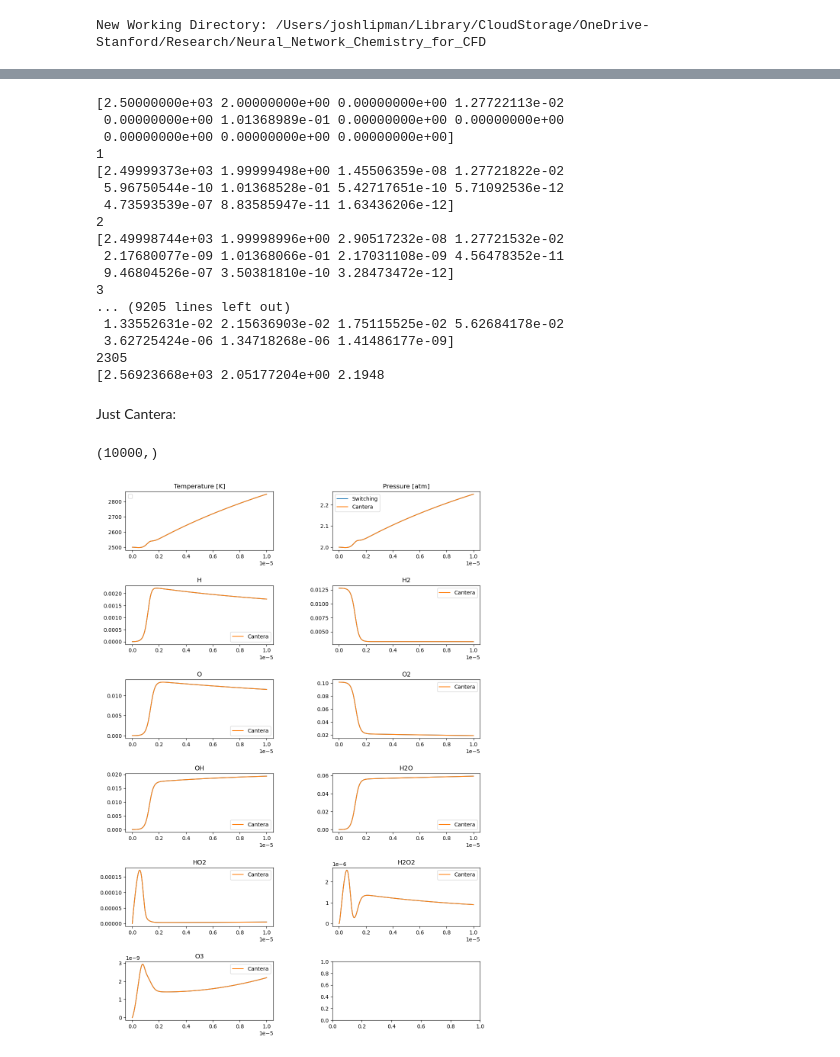
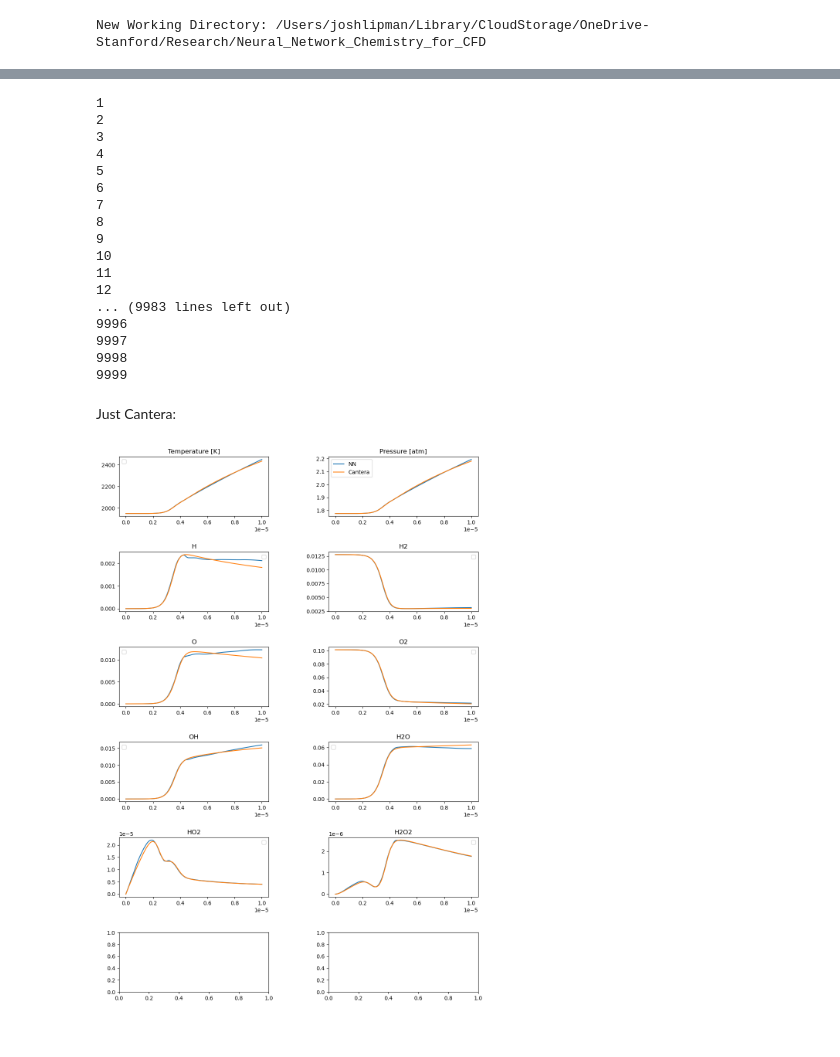
Before and after one commit to drryjoh/stanford_collaboration, a Jupyter notebook: Wang/nn_chemistry/NN_cantera_switching/NN_Cantera_Switching.ipynb, the cells around one changed output, grey strips where cells are left out. Cells and saved outputs as stored; diff of their text form; code cells hidden in the pictures.

```diff
--- a/Wang/nn_chemistry/NN_cantera_switching/NN_Cantera_Switching.ipynb
+++ b/Wang/nn_chemistry/NN_cantera_switching/NN_Cantera_Switching.ipynb
@@ -81,20 +75,16 @@ def predict_combustion(input):
     return output_real
 # %%
 import cantera as ct
-input = np.array([2500, 2, 0, 0.0127722113, 0, 0.1013689888, 0, 0, 0, 0, 0])
+input = np.array([1950, 180000/101325, 0, 0.0127722113, 0, 0.1013689888, 0, 0, 0, 0, 0])
 
 total_time_steps = 10000
 #Change path to mechanism here as needed
 
-n_steps_cantera = 1 #Number fo time steps cantera will run concecutively
-
-
 history_of_states = np.zeros((total_time_steps, 11))
 history_of_states[0] = input
-print(input)
 for i in range(1, total_time_steps):
     print(i)
-    if i % 10 != 0:   #USE NN switch value here to change frequency of cantera usage. i % 10 uses cantera once every 10 timesteps
+    if i % 5 == 0:   #USE NN switch value here to change frequency of cantera usage. i % 10 uses cantera once every 10 timesteps
         next_state = predict_combustion(input)
 
         # Start with Ar mass fraction
@@ -104,8 +94,6 @@ for i in range(1, total_time_steps):
         for j in range(2, 11):
             next_state[j] = max(0.0, next_state[j])
             run_sum += next_state[j]
-
-        print(f"runsum with everything: {run_sum}")
 
         # Normalize elements from index 2 to 10 so total sum = 1
         for j in range(2, 11):
@@ -144,25 +132,24 @@ for i in range(1, total_time_steps):
            # x[i, 12] = gas.mass_fraction_dict().get('AR', 0.0)
         input = np.array([x[0], x[1], x[2], x[3], x[4], x[5], x[6], x[7], x[8], x[9], x[10]])
         history_of_states[i] = input
-        print(input)
 # %% [output]
-[2.50000000e+03 2.00000000e+00 0.00000000e+00 1.27722113e-02
- 0.00000000e+00 1.01368989e-01 0.00000000e+00 0.00000000e+00
- 0.00000000e+00 0.00000000e+00 0.00000000e+00]
 1
-[2.49999373e+03 1.99999498e+00 1.45506359e-08 1.27721822e-02
- 5.96750544e-10 1.01368528e-01 5.42717651e-10 5.71092536e-12
- 4.73593539e-07 8.83585947e-11 1.63436206e-12]
 2
-[2.49998744e+03 1.99998996e+00 2.90517232e-08 1.27721532e-02
- 2.17680077e-09 1.01368066e-01 2.17031108e-09 4.56478352e-11
- 9.46804526e-07 3.50381810e-10 3.28473472e-12]
 3
-... (9205 lines left out)
- 1.33552631e-02 2.15636903e-02 1.75115525e-02 5.62684178e-02
- 3.62725424e-06 1.34718268e-06 1.41486177e-09]
-2305
-[2.56923668e+03 2.05177204e+00 2.1948
+4
+5
+6
+7
+8
+9
+10
+11
+12
+... (9983 lines left out)
+9996
+9997
+9998
+9999
 # %% [markdown]
 Just Cantera:
 # %%
@@ -170,7 +157,7 @@ Just Cantera:
 gas = ct.Solution("H2_FFCM1_O3_Ar.yaml")
 
 
-gas.TPX = 2500, 2*101325, "H2:2, O2:1, AR:7"
+gas.TPX = 1950, 180000, "H2:2, O2:1, AR:7"
 reactor = ct.IdealGasReactor(gas)
 network = ct.ReactorNet([reactor])
 
@@ -197,8 +184,8 @@ for t in time:
     x[i, 8] = gas.mass_fraction_dict().get('H2O', 0.0)
     x[i, 9] = gas.mass_fraction_dict().get('HO2', 0.0)
     x[i, 10] = gas.mass_fraction_dict().get('H2O2', 0.0)
-    x[i, 11] = gas.mass_fraction_dict().get('O3', 0.0)
-    x[i, 12] = gas.mass_fraction_dict().get('AR', 0.0)
+    #x[i, 11] = gas.mass_fraction_dict().get('O3', 0.0)
+    #x[i, 12] = gas.mass_fraction_dict().get('AR', 0.0)
     i = i+1
 # %%
 import matplotlib.pyplot as plt
@@ -210,65 +197,58 @@ axes = axes.flatten()
 
 time = np.linspace(0, total_time_steps*1e-9, total_time_steps)
 axes[0].plot(time, history_of_states[:,0])
-print(time.shape)
 axes[0].plot(time, x[:,1])
 axes[0].set_title('Temperature [K]')
 axes[0].legend()
 
-axes[1].plot(time, history_of_states[:,1], label = "Switching")
+axes[1].plot(time, history_of_states[:,1], label = "NN")
 axes[1].plot(time, x[:,2], label = "Cantera")
 axes[1].set_title('Pressure [atm]')
 axes[1].legend()
 
 axes[2].plot(time, history_of_states[:,2])
-axes[2].plot(time, x[:,3], label = "Cantera")
+axes[2].plot(time, x[:,3])
 axes[2].set_title('H')
 axes[2].legend()
 
 axes[3].plot(time, history_of_states[:,3])
-axes[3].plot(time, x[:,4], label = "Cantera")
+axes[3].plot(time, x[:,4])
 axes[3].set_title('H2')
 axes[3].legend()
 
 
 axes[4].plot(time, history_of_states[:,4])
-axes[4].plot(time, x[:,5], label = "Cantera")
+axes[4].plot(time, x[:,5])
 axes[4].set_title('O')
 axes[4].legend()
 
 axes[5].plot(time, history_of_states[:,5])
-axes[5].plot(time, x[:,6], label = "Cantera")
+axes[5].plot(time, x[:,6])
 axes[5].set_title('O2')
 axes[5].legend()
 
 axes[6].plot(time, history_of_states[:,6])
-axes[6].plot(time, x[:,7], label = "Cantera")
+axes[6].plot(time, x[:,7])
 axes[6].set_title('OH')
 axes[6].legend()
 
 axes[7].plot(time, history_of_states[:,7])
-axes[7].plot(time, x[:,8], label = "Cantera")
+axes[7].plot(time, x[:,8])
 axes[7].set_title('H2O')
 axes[7].legend()
 
 axes[8].plot(time, history_of_states[:,8])
-axes[8].plot(time, x[:,9], label = "Cantera")
+axes[8].plot(time, x[:,9])
 axes[8].set_title('HO2')
 axes[8].legend()
 
 axes[9].plot(time, history_of_states[:,9])
-axes[9].plot(time, x[:,10], label = "Cantera")
+axes[9].plot(time, x[:,10])
 axes[9].set_title('H2O2')
 axes[9].legend()
 
-axes[10].plot(time, history_of_states[:,10])
-axes[10].plot(time, x[:,11], label = "Cantera")
-axes[10].set_title('O3')
-axes[10].legend()
-
 fig.subplots_adjust(wspace=0.4, hspace=0.6)
 plt.show()
 # %% [output]
-(10000,)
-[figure, old version]
+[figure, new version]
 # %%
```
Also changed, not shown: parts of 5 cells of this notebook, 1 other file.
